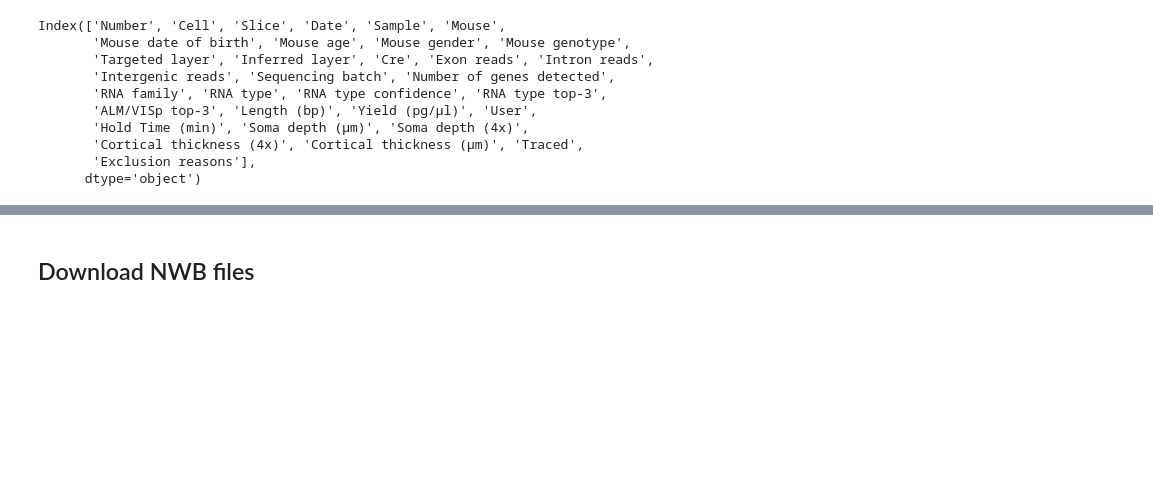
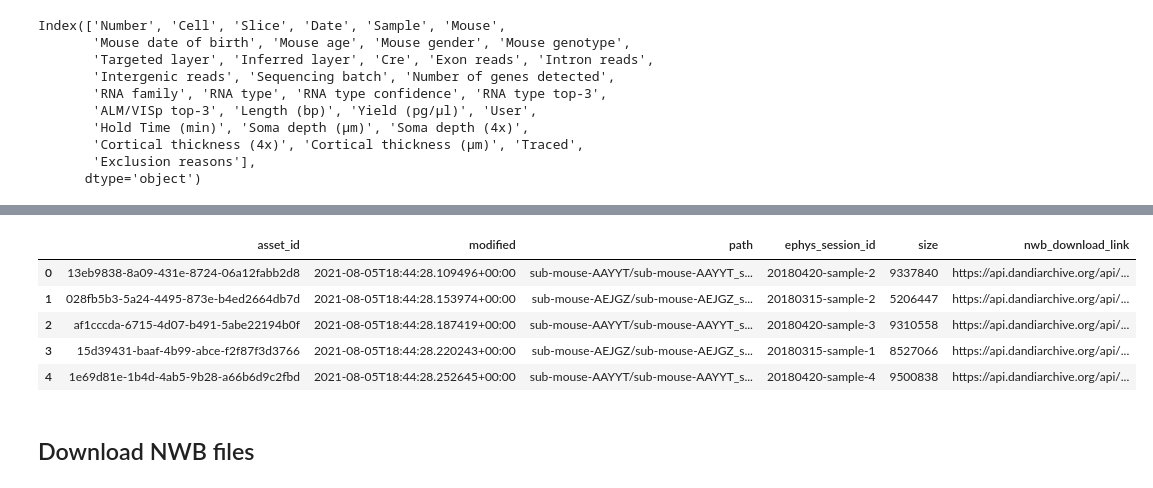
Before and after one commit to githubfzq/Patch-Seq-Data-Analysis, a Jupyter notebook: Nature/electro.ipynb, the cells around one changed output, grey strips where cells are left out. Saved outputs shown, nothing was run; the diff lists cells and outputs as text; code cells hidden in the pictures; blank space fills up the shorter version.

```diff
--- a/Nature/electro.ipynb
+++ b/Nature/electro.ipynb
@@ -60,5 +57,7 @@ dandi_ls=!dandi ls -r json https://gui.dandiarchive.org/#/dandiset/000008/draft
+# %%
+dandi_ls_35=!dandi ls -r json https://gui.dandiarchive.org/#/dandiset/000035/draft
 # %%
-def generate_dandi_res():
+def generate_dandi_res(dandi_ls):
     res=dict()
     key_fields = ['asset_id', 'created', 'modified', 'path', 'ephys_session_id', 'size']
     for row in dandi_ls:
@@ -70,7 +69,8 @@ def generate_dandi_res():
             if k not in key_fields:
                 continue
             if k=='asset_id' and res:
-                yield res
+                if 'asset_id' in res:
+                    yield res
                 res = dict()
             res[k]=v
             if k=='path':
@@ -87,5 +88,15 @@ dandi_ls_df = pd.DataFrame(gen)
 # %%
-dandi_ls_df['nwb_download_link'] = dandi_ls_df['asset_id'].map(
+dandi_ls_df_raw['nwb_download_link'] = dandi_ls_df_raw['asset_id'].map(
     lambda id_: f'https://api.dandiarchive.org/api/dandisets/000008/versions/draft/assets/{id_}/download/')
+dandi_ls_df_temp['nwb_download_link'] = dandi_ls_df_temp['asset_id'].map(
+    lambda id_: f'https://api.dandiarchive.org/api/dandisets/000035/versions/draft/assets/{id_}/download/')
+dandi_ls_df = pd.concat([dandi_ls_df_raw, dandi_ls_df_temp], ignore_index=True)
 dandi_ls_df.head()
+# %% [output]
+|  | asset_id | modified | path | ephys_session_id | size | nwb_download_link |
+| 0 | 13eb9838-8a09-431e-8724-06a12fabb2d8 | 2021-08-05T18:44:28.109496+00:00 | sub-mouse-AAYYT/sub-mouse-AAYYT_s... | 20180420-sample-2 | 9337840 | https://api.dandiarchive.org/api/... |
+| 1 | 028fb5b3-5a24-4495-873e-b4ed2664db7d | 2021-08-05T18:44:28.153974+00:00 | sub-mouse-AEJGZ/sub-mouse-AEJGZ_s... | 20180315-sample-2 | 5206447 | https://api.dandiarchive.org/api/... |
+| 2 | af1cccda-6715-4d07-b491-5abe22194b0f | 2021-08-05T18:44:28.187419+00:00 | sub-mouse-AAYYT/sub-mouse-AAYYT_s... | 20180420-sample-3 | 9310558 | https://api.dandiarchive.org/api/... |
+| 3 | 15d39431-baaf-4b99-abce-f2f87f3d3766 | 2021-08-05T18:44:28.220243+00:00 | sub-mouse-AEJGZ/sub-mouse-AEJGZ_s... | 20180315-sample-1 | 8527066 | https://api.dandiarchive.org/api/... |
+| 4 | 1e69d81e-1b4d-4ab5-9b28-a66b6d9c2fbd | 2021-08-05T18:44:28.252645+00:00 | sub-mouse-AAYYT/sub-mouse-AAYYT_s... | 20180420-sample-4 | 9500838 | https://api.dandiarchive.org/api/... |
 # %%
```
Also changed, not shown: parts of 32 cells of this notebook, 4 other files.
